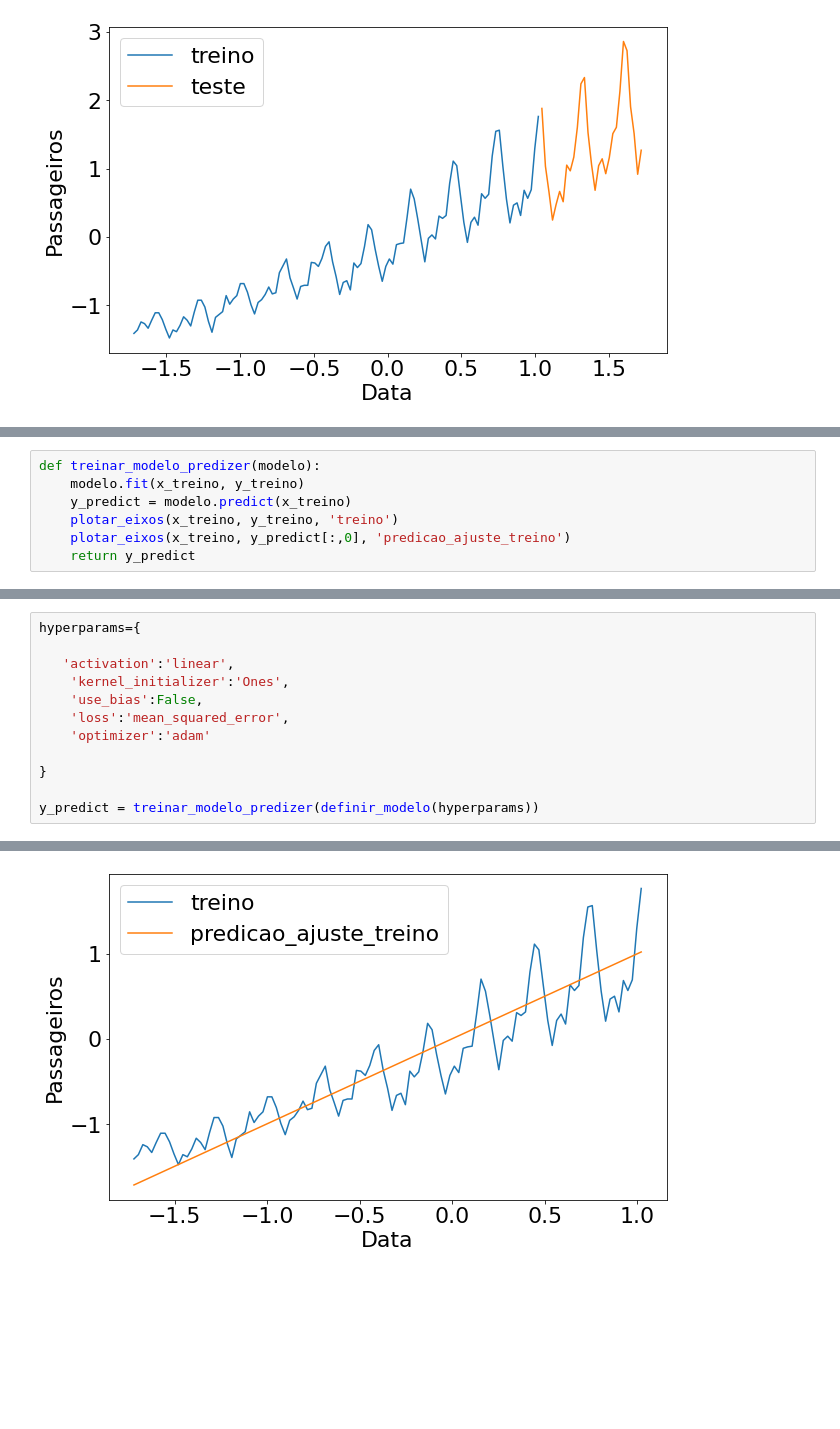
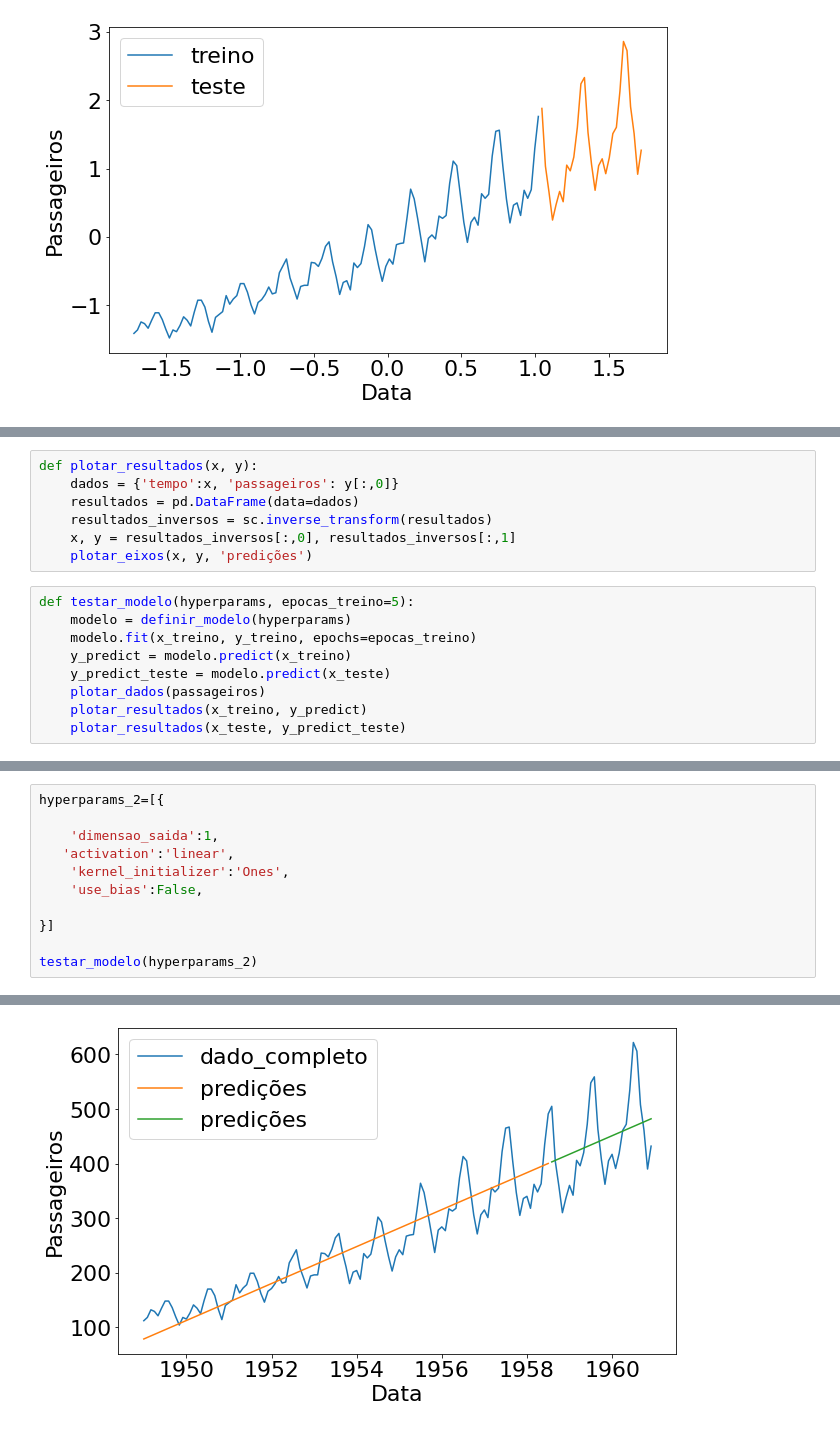
Before and after one commit to edabruzzo/machine_learning_alura, a Jupyter notebook: previsao_keras_1.ipynb, the cells around one changed output, grey strips where cells are left out. Drawn from its saved outputs; the diff is of its cells as text; blank space fills up the shorter version.

```diff
--- a/previsao_keras_1.ipynb
+++ b/previsao_keras_1.ipynb
@@ -125,10 +115,19 @@ def definir_modelo(hyperparams=None):
     modelo.summary()
 
     return modelo
+# %%
+def plotar_resultados(x, y):
+    dados = {'tempo':x, 'passageiros': y[:,0]}
+    resultados = pd.DataFrame(data=dados)
+    resultados_inversos = sc.inverse_transform(resultados)
+    x, y = resultados_inversos[:,0], resultados_inversos[:,1]
+    plotar_eixos(x, y, 'predições')
 # %%
-def treinar_modelo_predizer(modelo):
-    modelo.fit(x_treino, y_treino)
+def testar_modelo(hyperparams, epocas_treino=5):
+    modelo = definir_modelo(hyperparams)
+    modelo.fit(x_treino, y_treino, epochs=epocas_treino)
     y_predict = modelo.predict(x_treino)
-    plotar_eixos(x_treino, y_treino, 'treino')
-    plotar_eixos(x_treino, y_predict[:,0], 'predicao_ajuste_treino')
-    return y_predict
+    y_predict_teste = modelo.predict(x_teste)
+    plotar_dados(passageiros)
+    plotar_resultados(x_treino, y_predict)
+    plotar_resultados(x_teste, y_predict_teste)
@@ -150,15 +166,14 @@ _________________________________________________________________
 # %%
-hyperparams={
+hyperparams_2=[{
 
+    'dimensao_saida':1,
    'activation':'linear',
     'kernel_initializer':'Ones',
     'use_bias':False,
-    'loss':'mean_squared_error',
-    'optimizer':'adam'
 
-}
+}]
 
-y_predict = treinar_modelo_predizer(definir_modelo(hyperparams))
+testar_modelo(hyperparams_2)
 # %% [output]
 Model: "sequential_11"
 _________________________________________________________________
@@ -174 +198 @@ _________________________________________________________________
-[figure, old version]
+[figure, new version]
```
Also changed, not shown: parts of 8 cells of this notebook, 1 other file.
